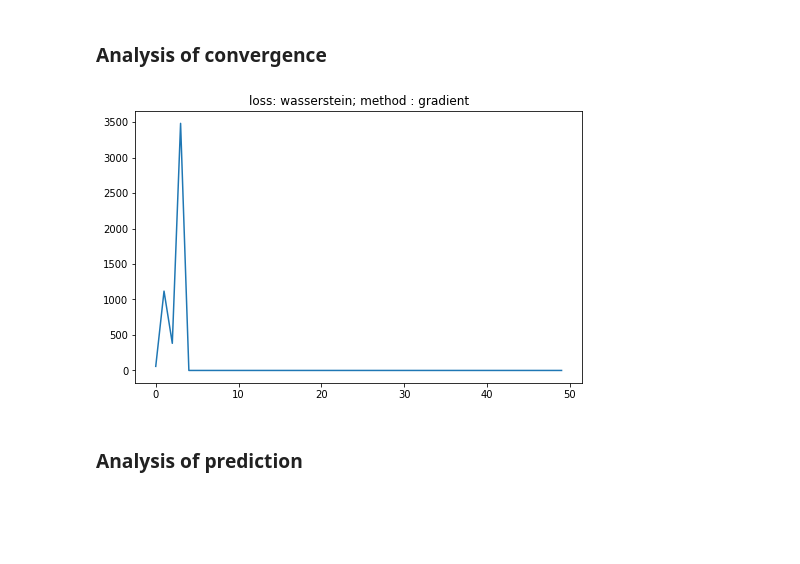
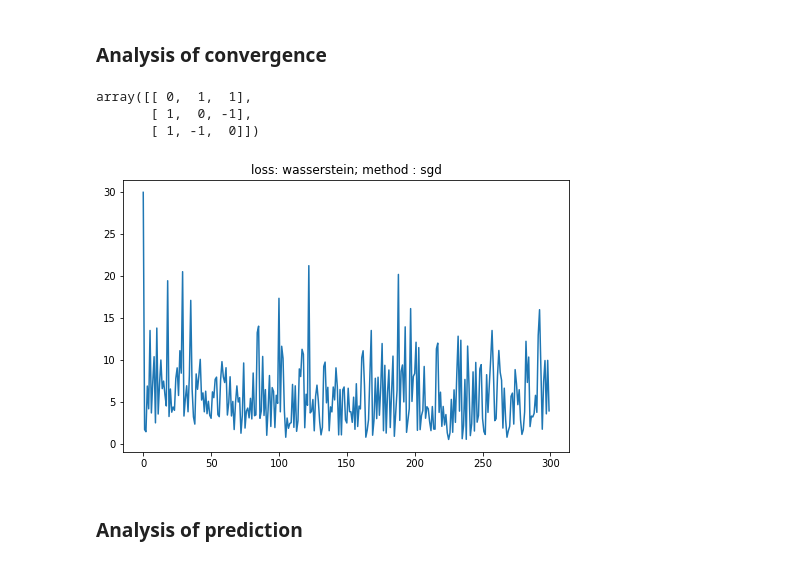
Before and after one commit to rhuille/ENSAE-homework, a Jupyter notebook: learning-with-wasserstein-loss/Learning with a Wasserstein loss.ipynb, the cells around one changed output. Drawn from its saved outputs; the diff is of its cells as text; code cells hidden in the pictures; blank space fills up the shorter version.

```diff
--- a/learning-with-wasserstein-loss/Learning with a Wasserstein loss.ipynb
+++ b/learning-with-wasserstein-loss/Learning with a Wasserstein loss.ipynb
@@ -221,7 +270,7 @@ y = y_latent.argmax(axis =1) # the class
 # %% [markdown]
 ### Analysis of convergence
 # %%
-clf = predictor(method='gradient')
+clf = predictor(method='gradient', lambda_=10, n_iter=10)
 clf.train(X,y_latent)
 
 norm_list = [np.linalg.norm(g) for g in clf.grad_list]
@@ -273,10 +365,11 @@ array([[33,  1,  0],
 # %% [markdown]
 ### dataset
 # %%
-def create_latent(y):
-    y_latent = np.array([ [0]*3 for i in y])
+def create_latent(y, part_ = 0):
+    m = np.unique(y).shape[0]
+    y_latent = np.array([ [part_/m]*m for i in y])
     for v,i in enumerate(y) :
-        y_latent[v,i]+=1
+        y_latent[v,i]+= 1 - part_
     return y_latent
 # %%
 X = load_iris().data
@@ -285,17 +398,24 @@ y_latent = create_latent(y)
 # %% [markdown]
 ### Analysis of convergence
+# %%
+M = np.array([[0,1,1],[1,0,-1],[1,-1,0]])
+M
+# %% [output]
+array([[ 0,  1,  1],
+       [ 1,  0, -1],
+       [ 1, -1,  0]])
 # %%
-clf = predictor(method='gradient', eta = 0.001,n_iter=50)
+clf = predictor(method='sgd',batch_size=10 ,eta = 0.01,n_iter=20, lambda_=10, ground_metric=M)
 clf.train(X,y_latent)
 
 norm_list = [np.linalg.norm(g) for g in clf.grad_list]
 
 plt.figure(figsize=(8,5))
 plt.title( 'loss: ' + clf.loss  + '; method : '+ clf.method)
 plt.plot(norm_list)
 plt.show()
 # %% [output]
-[figure, old version]
+[figure, new version]
 # %% [markdown]
 ### Analysis of prediction
 # %%
```
Also changed, not shown: parts of 16 cells of this notebook.
